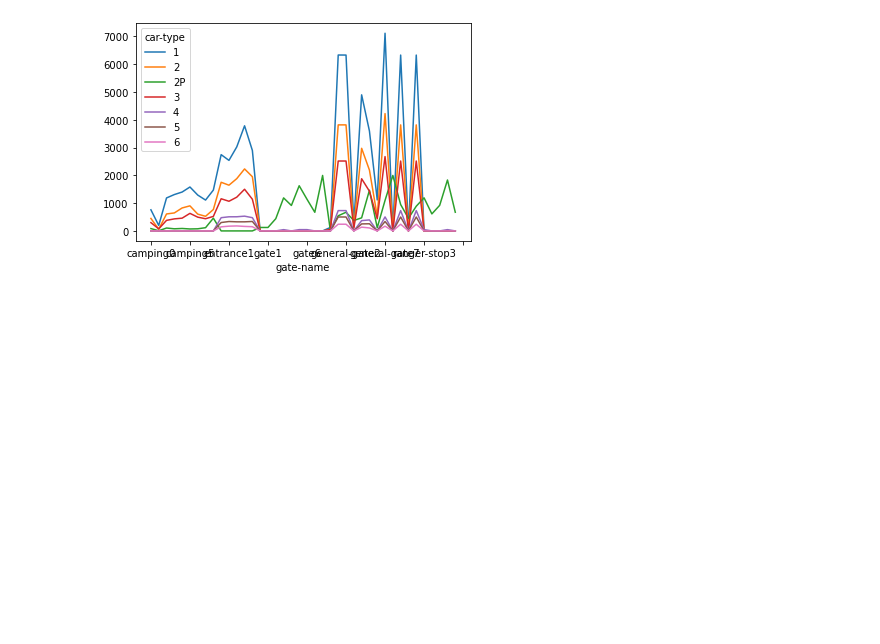
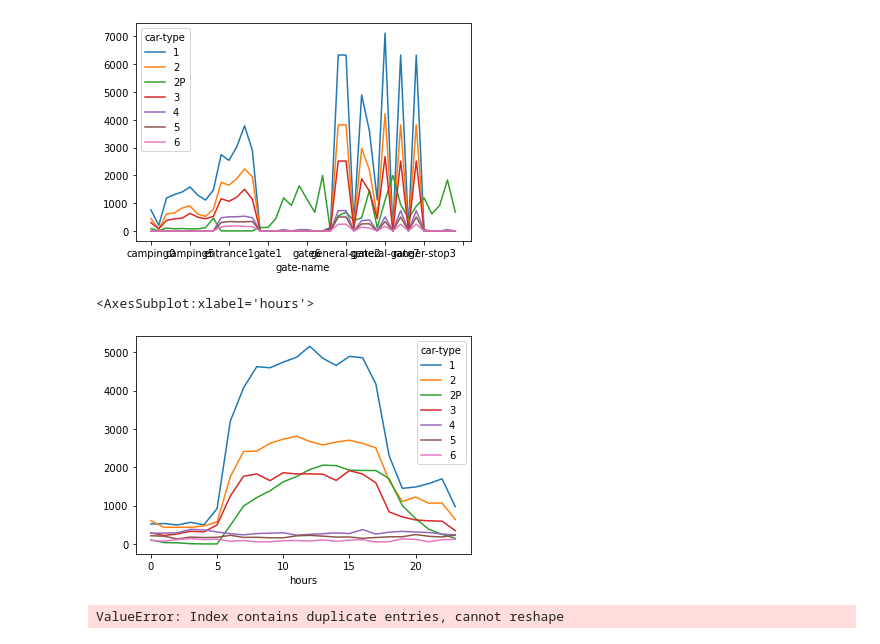
Before and after one commit to dollberk/Patterns_of_Life_Capstone, a Jupyter notebook: Capstone_Final.ipynb, the cells around one changed output. Cells and saved outputs as stored; diff of their text form; code cells hidden in the pictures; blank space fills up the shorter version.

```diff
--- a/Capstone_Final.ipynb
+++ b/Capstone_Final.ipynb
@@ -573,3 +567,18 @@ m.unstack().plot(legend=True)
 # %% [output]
 <AxesSubplot:xlabel='gate-name'>
 [figure]
+# %%
+n = data.groupby(['hours', 'car-type']).size()
+n.unstack().plot(legend=True)
+# %% [output]
+<AxesSubplot:xlabel='hours'>
+[figure, added]
+# %%
+# another heatmap attempt. not having luck with not having duplicate indexes...???
+data["months2"] = pd.Categorical(data["month"], data.month.unique())
+data["days2"] = pd.Categorical(data["days"], data.days.unique())
+data["cars2"] = pd.Categorical(data["car-type"], data["car-type"].unique())
+car_matrix = data.pivot("months2","days","car-type")
+r = sns.heatmap (car_matrix, cmap='BuPu')
+# %% [output]
+ValueError: Index contains duplicate entries, cannot reshape
```
Also changed, not shown: parts of 10 cells of this notebook.
